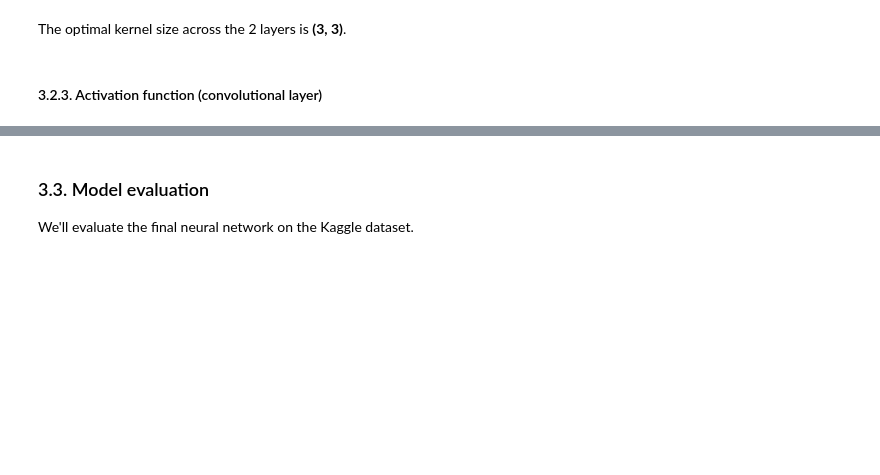
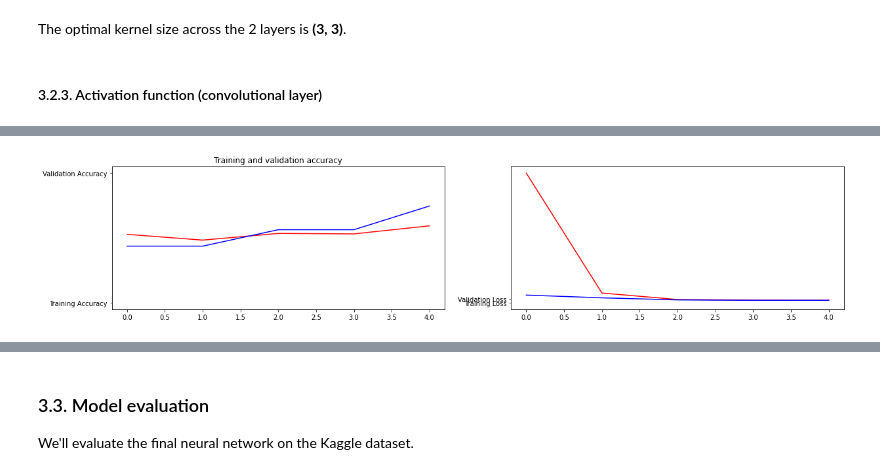
Before and after one commit to sabinagio/do-you-see-what-AI-see, a Jupyter notebook: 3-simple-CNN-model.ipynb, the cells around one changed output, grey strips where cells are left out. Cells and saved outputs as stored; diff of their text form; code cells hidden in the pictures; blank space fills up the shorter version.

```diff
--- a/3-simple-CNN-model.ipynb
+++ b/3-simple-CNN-model.ipynb
@@ -445,0 +476,4 @@ The optimal kernel size across the 2 layers is **(3, 3)**.
+# %%
+history = create_model(activation_conv='softplus')
+visualize_results(history)
+# %% [output]
@@ -445,0 +490 @@ The optimal kernel size across the 2 layers is **(3, 3)**.
+[figure, added]
```
Also changed, not shown: parts of 27 cells of this notebook.
